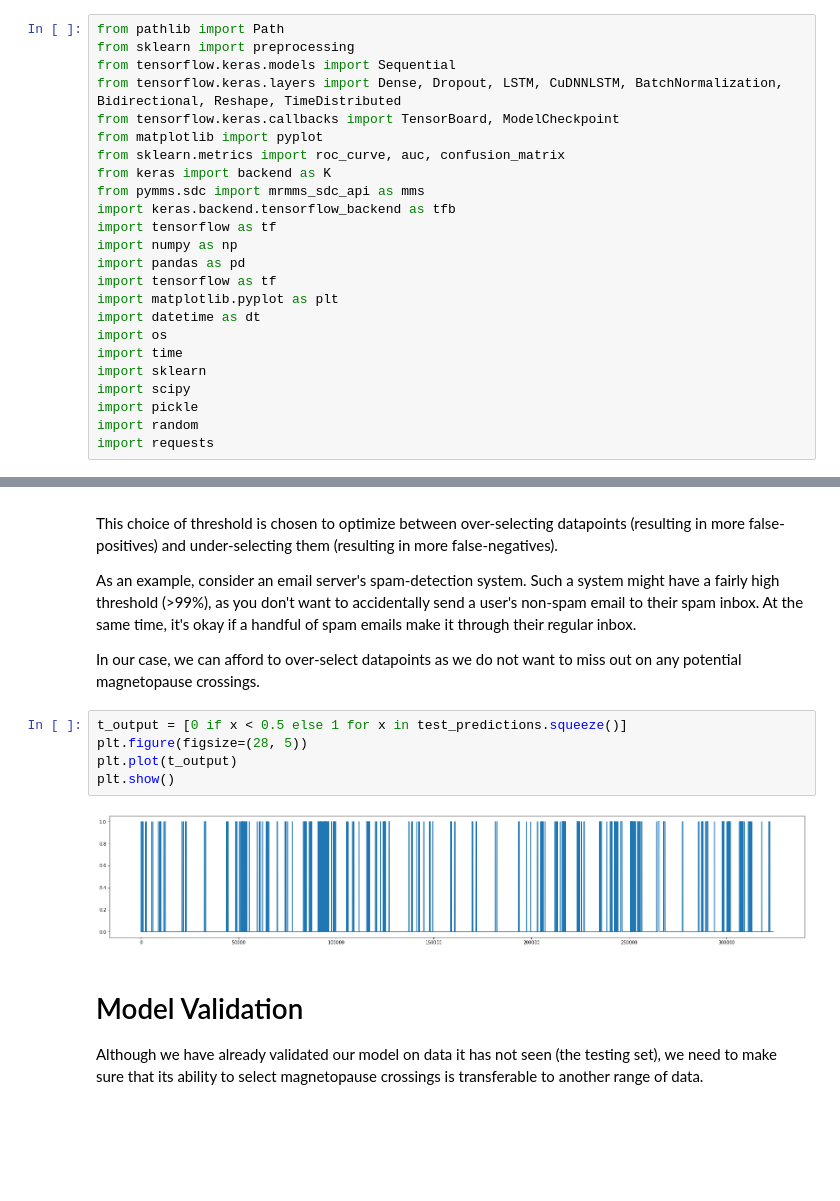
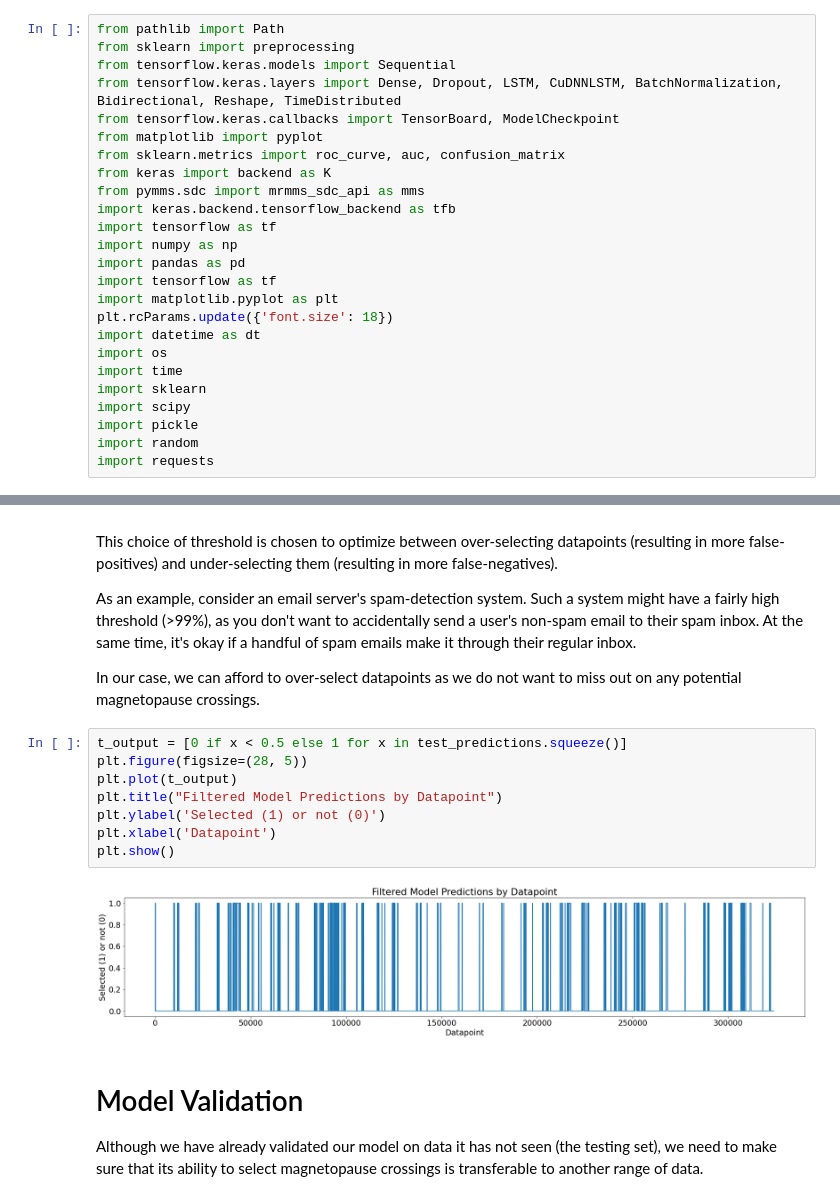
Before and after one commit to HelioML/HelioML, a Jupyter notebook: content/08/1/notebook.ipynb, the cells around one changed output, grey strips where cells are left out. Drawn from its saved outputs; the diff is of its cells as text; blank space fills up the shorter version.

```diff
--- a/content/08/1/notebook.ipynb
+++ b/content/08/1/notebook.ipynb
@@ -62,6 +60,7 @@ import numpy as np
 import pandas as pd
 import tensorflow as tf
 import matplotlib.pyplot as plt
+plt.rcParams.update({'font.size': 18})
 import datetime as dt
 import os
 import time
@@ -527,10 +528,13 @@ In our case, we can afford to over-select datapoints as we do not want to miss o
 # %%
 t_output = [0 if x < 0.5 else 1 for x in test_predictions.squeeze()]
 plt.figure(figsize=(28, 5))
 plt.plot(t_output)
+plt.title("Filtered Model Predictions by Datapoint")
+plt.ylabel('Selected (1) or not (0)')
+plt.xlabel('Datapoint')
 plt.show()
 # %% [output]
-[figure, old version]
+[figure, new version]
 # %% [markdown]
 # Model Validation
 
```
Also changed, not shown: parts of 19 cells of this notebook.
